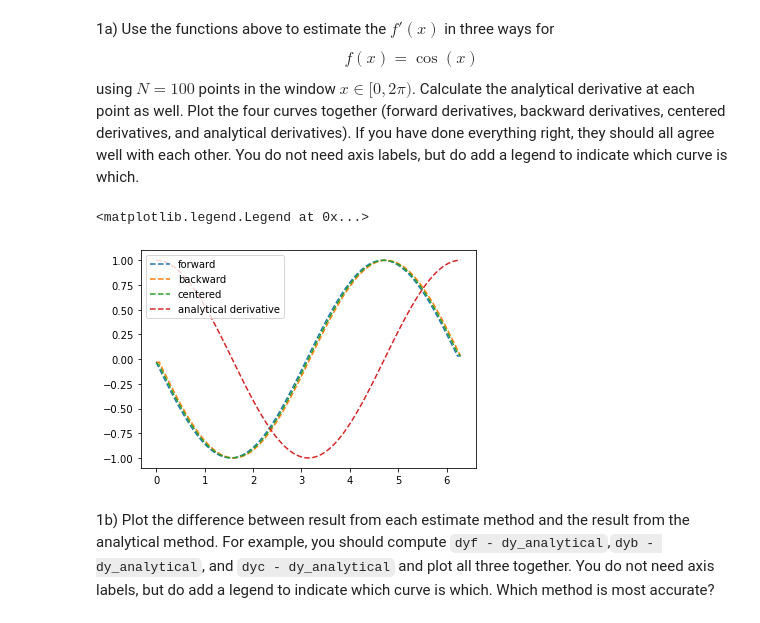
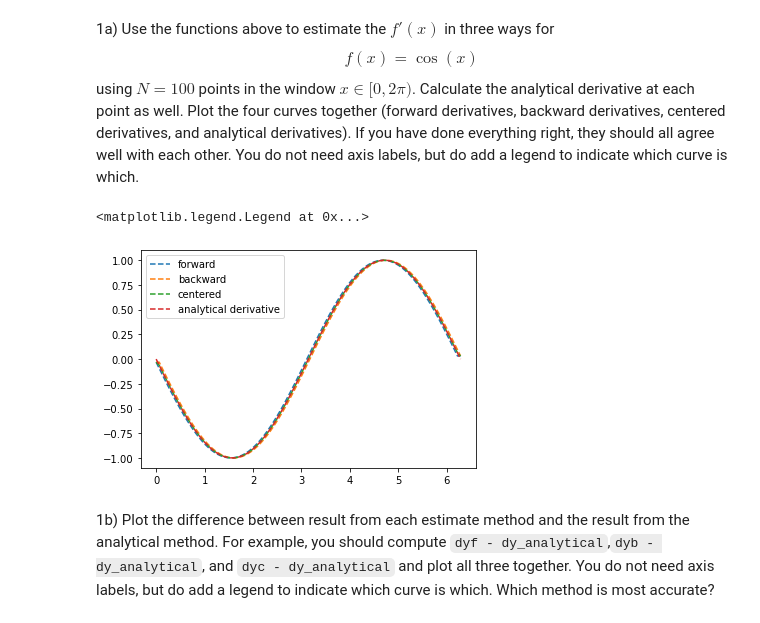
Before and after one commit to aaronsuu/astro9, a Jupyter notebook: Homework 5.ipynb, the cells around one changed output. Cells and saved outputs as stored; diff of their text form; code cells hidden in the pictures.

```diff
--- a/Homework 5.ipynb
+++ b/Homework 5.ipynb
@@ -67,17 +67,17 @@ using $N = 100$ points in the window $x\in [0, 2\pi)$. Calculate the analytical
 # %%
 n = 100
 x = np.linspace (0,2*np.pi,n)
 y = np.cos(x)
-dy_analytical = np.cos(x)
+dy_analytical = -np.sin(x)
 
 plt.figure()
 plt.plot(x,forward_dy(y, x),'--',label='forward')
 plt.plot(x,backward_dy(y,x),'--',label='backward')
 plt.plot(x,centered_dy(y,x),'--',label='centered')
 plt.plot(x,dy_analytical,'--',label='analytical derivative')
 plt.legend(loc='upper left')
 # %% [output]
 <matplotlib.legend.Legend at 0x...>
-[figure, old version]
+[figure, new version]
 # %% [markdown]
 1b) Plot the difference between result from each estimate method and the result from the analytical method. For example, you should compute `dyf - dy_analytical`,`dyb - dy_analytical`, and `dyc - dy_analytical` and plot all three together. You do not need axis labels, but do add a legend to indicate which curve is which. Which method is most accurate?
```
Also changed, not shown: parts of 3 cells of this notebook.
